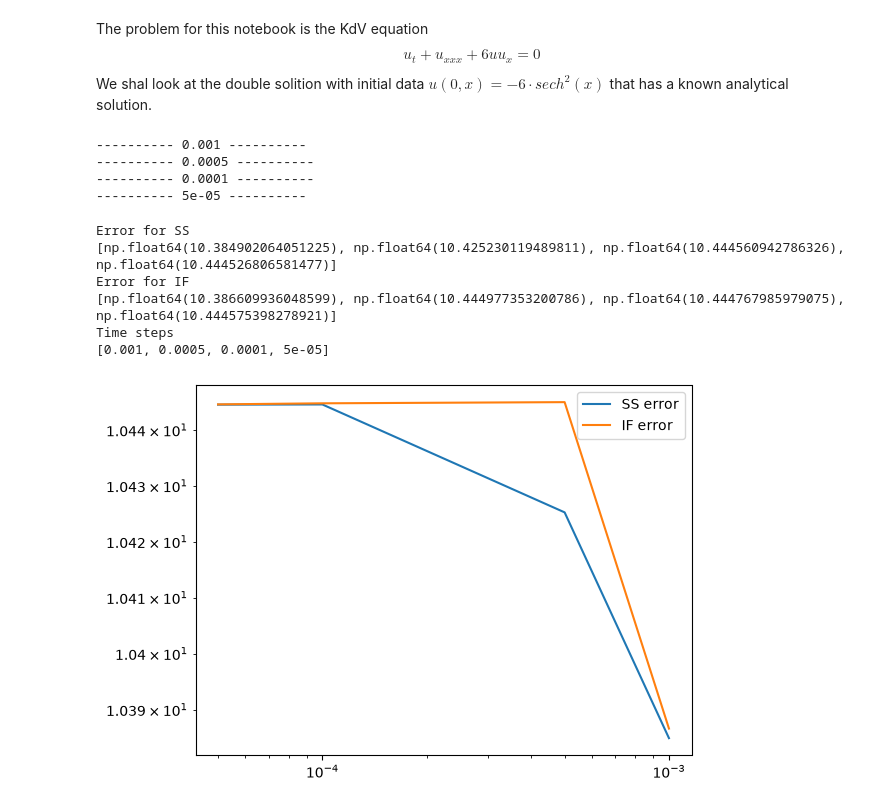
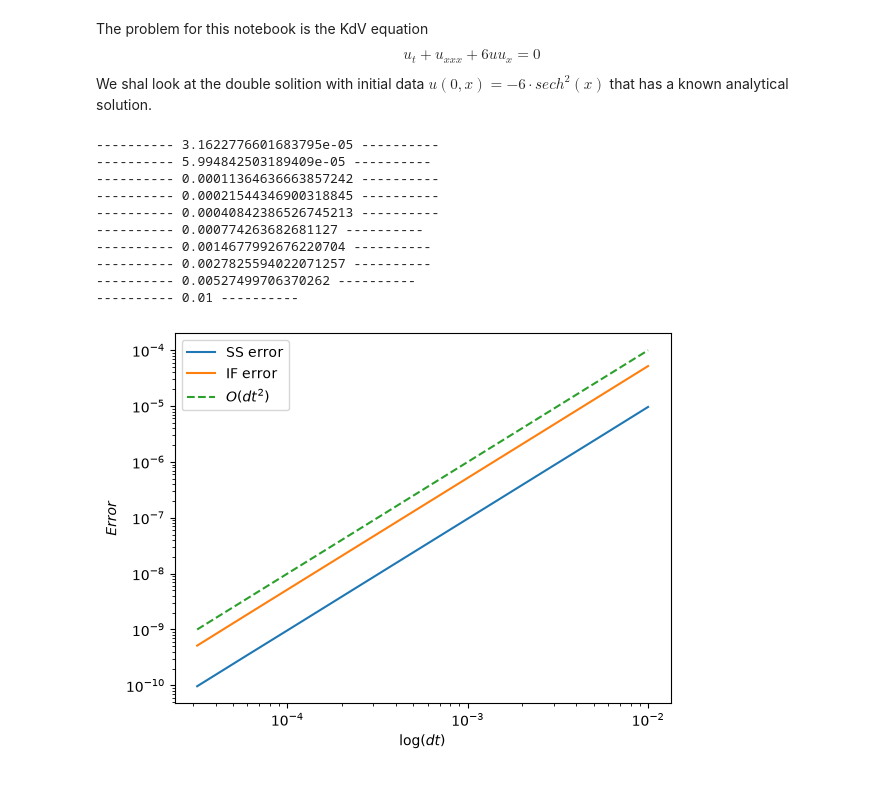
Before and after one commit to DeltaSG/Prosjekt_Master, a Jupyter notebook: Code/SpectralMethods/nonlinear/compare.ipynb, the cells around one changed output. Cells and saved outputs as stored; diff of their text form; code cells hidden in the pictures.

Commit message:
Verified both methods are of order 2 in time. Not sure what is happening in the IF method, but i guess it checks out?

```diff
--- a/Code/SpectralMethods/nonlinear/compare.ipynb
+++ b/Code/SpectralMethods/nonlinear/compare.ipynb
@@ -16,61 +16,57 @@ from nonlinear.kdV import *
 The problem for this notebook is the KdV equation
 $$ u_t + u_{xxx} + 6uu_x = 0 $$
 We shal look at the double solition with initial data $ u(0,x) = -6 \cdot sech^2(x)$ that has a known analytical solution.
-# %%
-def u(t,x):
-    t = np.atleast_1d(t)[:,None]
-    x = np.atleast_1d(x)[None,:]
-    numerator = -12*(3+4*np.cosh(2*x-8*t) + np.cosh(4*x - 64*t))
-    denominator = (3*np.cosh(x-28*t)+ np.cosh(3*x-36*t))**2
-    return numerator/denominator
-
-def u0(x):
-    return -6/(np.cosh(x)**2)
+# %%
+def u(t,x):
+    t = np.atleast_1d(t)[:,None]
+    x = np.atleast_1d(x)[None,:]
+    return (c/2) * 1/(np.cosh(np.sqrt(c)/2 *(x- c*t - x_0))**2)
+
+def u0_(x):
+    return (c/2) * 1/(np.cosh(np.sqrt(c)/2 *(x - x_0))**2)
 # %%
 # Set-up
-N=2**8
-L=40
+N=2**9
+L=80
 T = 5
-dt_arr = [1e-3, 5e-4, 1e-4, 5e-5]
-x = make_x_array(N,L,symmetric=False)
+dt_arr = [5e-3, 1e-3, 5e-4, 1e-4, 5e-5]
+dt_arr = np.logspace(-4.5,-2,10)
+x = make_x_array(N,L,symmetric=True)
+c = 1
+x_0 = np.pi
 
-u0_ = u0(x)
+u0 = u0_(x)
 
 e_ss = []
 e_if = []
 # %%
 for dt in dt_arr:
     print(10*'-', dt , 10*'-')
-    eq = KdV(u0_, L=L,dt=dt, T=T)
+    eq = KdV(u0, L=L,dt=dt, T=T)
     t,u_ss = eq.solve(method='SS', set=False)
     t_,u_if = eq.solve(method='IF', set=False)
     u_exact = u(t,x)
 
-    e_ss.append(np.mean(np.abs(u_ss- u_exact)))
-    e_if.append(np.mean(np.abs(u_if- u_exact)))
+    e_ss.append(np.max(np.abs(u_ss[-1 ]- u_exact[-1])))
+    e_if.append(np.max(np.abs(u_if[-1]- u_exact[-1])))
 # %% [output]
----------- 0.001 ----------
----------- 0.0005 ----------
----------- 0.0001 ----------
----------- 5e-05 ----------
+---------- 3.1622776601683795e-05 ----------
+---------- 5.994842503189409e-05 ----------
+---------- 0.00011364636663857242 ----------
+---------- 0.00021544346900318845 ----------
+---------- 0.00040842386526745213 ----------
+---------- 0.000774263682681127 ----------
+---------- 0.0014677992676220704 ----------
+---------- 0.0027825594022071257 ----------
+---------- 0.00527499706370262 ----------
+---------- 0.01 ----------
-# %%
-print(f"Error for SS")
-print(e_ss)
-print("Error for IF")
-print(e_if)
-print("Time steps")
-print(dt_arr)
-# %% [output]
-Error for SS
-[np.float64(10.384902064051225), np.float64(10.425230119489811), np.float64(10.444560942786326), np.float64(10.444526806581477)]
-Error for IF
-[np.float64(10.386609936048599), np.float64(10.444977353200786), np.float64(10.444767985979075), np.float64(10.444575398278921)]
-Time steps
-[0.001, 0.0005, 0.0001, 5e-05]
 # %%
 plt.loglog(dt_arr, e_ss, label = "SS error")
 plt.loglog(dt_arr, e_if, label = "IF error")
+plt.loglog(dt_arr, np.array(dt_arr)**2 ,'--', label = r'$O(dt^2)$')
+plt.ylabel(r"$Error$")
+plt.xlabel(r"$\log(dt)$")
 plt.legend()
 plt.show()
 # %% [output]
-[figure, old version]
+[figure, new version]
```
Also changed, not shown: 1 other file.
